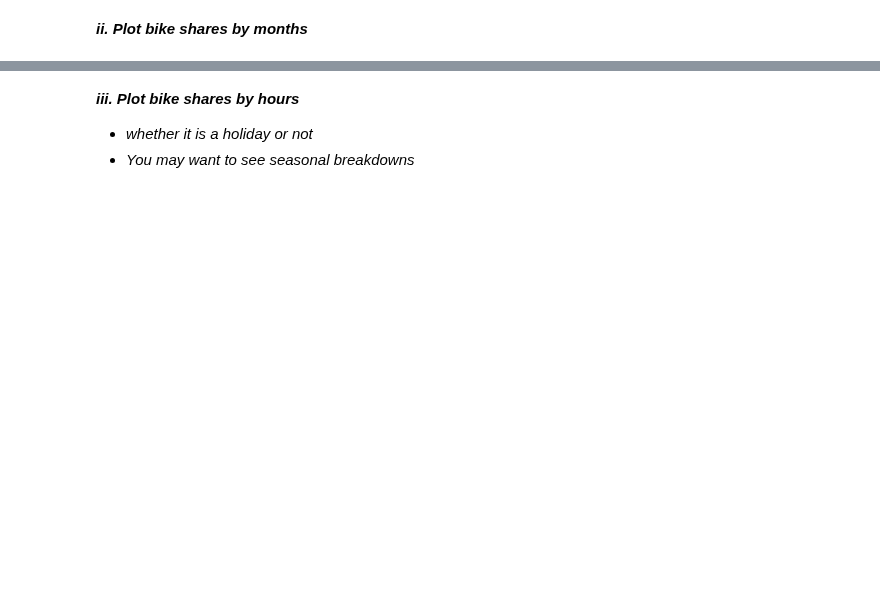
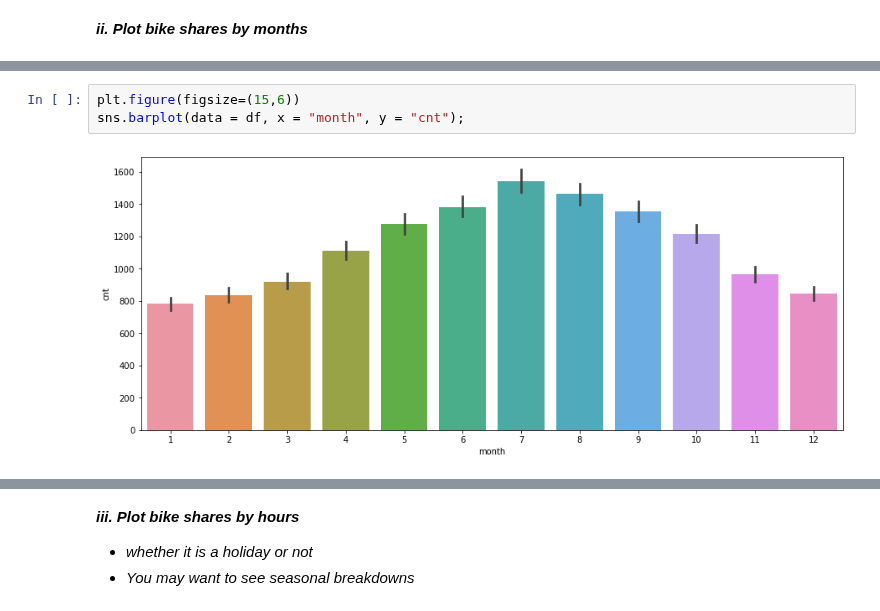
Before and after one commit to KdrDrn/04_PROJECTS, a Jupyter notebook: 19_DL_RNN_Bike_Sharing_Demand_Prediction/DL_RNN_Bike_Sharing_Demand_Prediction_Project.ipynb, the cells around one changed output, grey strips where cells are left out. Drawn from its saved outputs; the diff is of its cells as text; blank space fills up the shorter version.

```diff
--- a/19_DL_RNN_Bike_Sharing_Demand_Prediction/DL_RNN_Bike_Sharing_Demand_Prediction_Project.ipynb
+++ b/19_DL_RNN_Bike_Sharing_Demand_Prediction/DL_RNN_Bike_Sharing_Demand_Prediction_Project.ipynb
@@ -431,0 +493,5 @@ df.head()
+# %%
+plt.figure(figsize=(15,6))
+sns.barplot(data = df, x = "month", y = "cnt");
+# %% [output]
+[figure, added]
```
Also changed, not shown: parts of 28 cells of this notebook.
